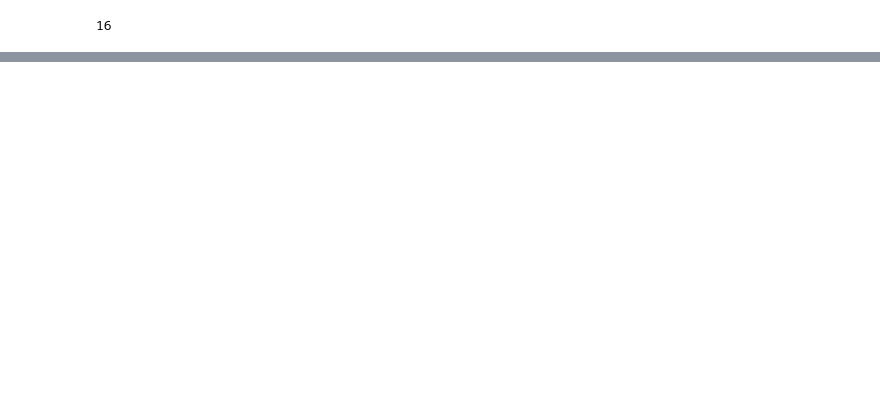
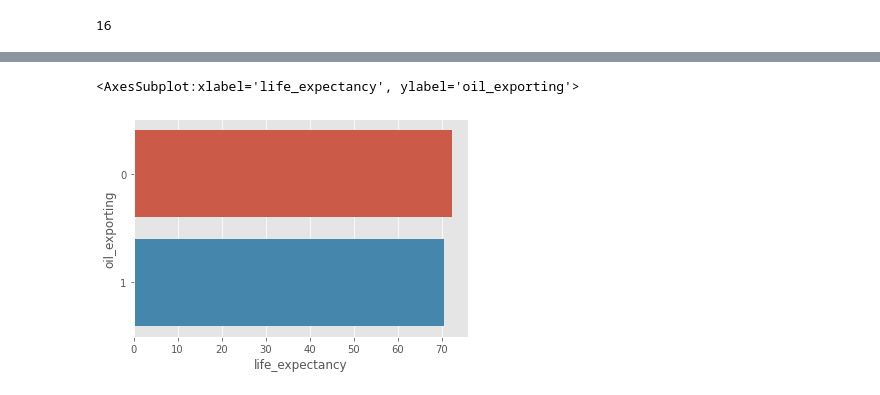
Before and after one commit to clarencealvarez/Project-5-Energy-Analysis, a Jupyter notebook: notebooks/EDA_oil_exporting_countries.ipynb, the cells around one changed output, grey strips where cells are left out. Saved outputs shown, nothing was run; the diff lists cells and outputs as text; code cells hidden in the pictures; blank space fills up the shorter version.

```diff
--- a/notebooks/EDA_oil_exporting_countries.ipynb
+++ b/notebooks/EDA_oil_exporting_countries.ipynb
@@ -62,0 +218,6 @@ len(set(oil_exporting['country']))
+# %%
+sns.barplot(x = df_2018.groupby('oil_exporting')['life_expectancy'].mean(),
+            y= df_2018.groupby('oil_exporting')['life_expectancy'].mean().index, orient='h')
+# %% [output]
+<AxesSubplot:xlabel='life_expectancy', ylabel='oil_exporting'>
+[figure, added]
```
Also changed, not shown: parts of 76 cells of this notebook, 9 other files.
